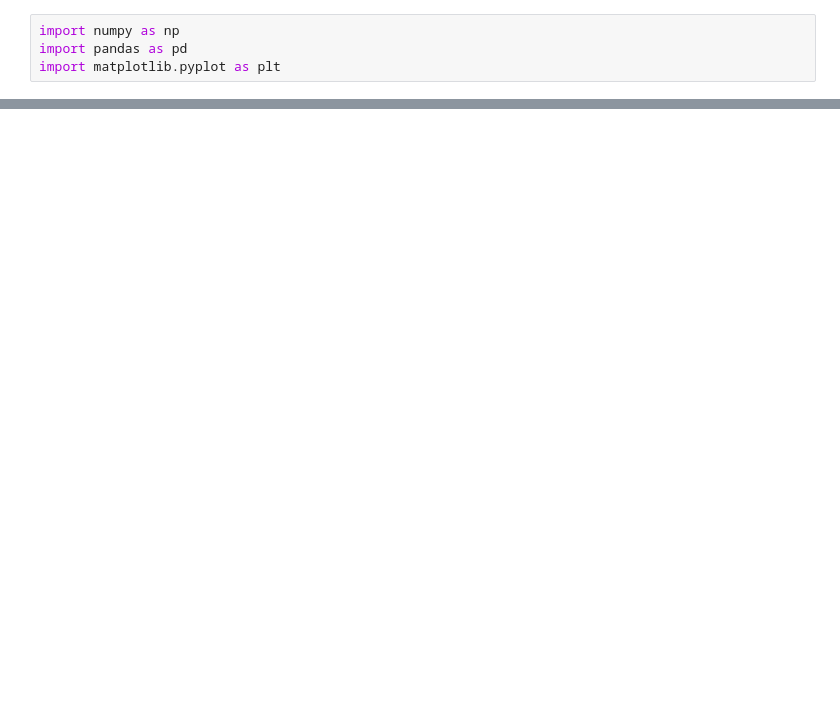
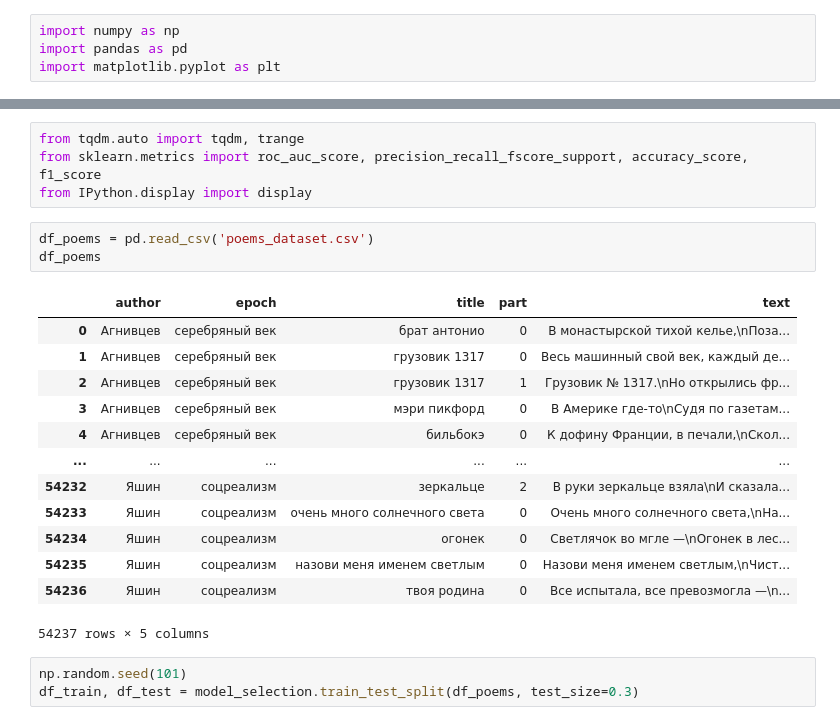
Before and after one commit to ponomarevandr/russian_poems_classification, a Jupyter notebook: sources/training_rubert.ipynb, the cells around one changed output, grey strips where cells are left out. Saved outputs shown, nothing was run; the diff lists cells and outputs as text; blank space fills up the shorter version.

Commit message:
Rubert-tiny trained

```diff
--- a/sources/training_rubert.ipynb
+++ b/sources/training_rubert.ipynb
@@ -4,0 +34,24 @@ import matplotlib.pyplot as plt
+# %%
+from tqdm.auto import tqdm, trange
+from sklearn.metrics import roc_auc_score, precision_recall_fscore_support, accuracy_score, f1_score
+from IPython.display import display
+# %%
+df_poems = pd.read_csv('poems_dataset.csv')
+df_poems
+# %% [output]
+|  | author | epoch | title | part | text |
+| 0 | Агнивцев | серебряный век | брат антонио | 0 | В монастырской тихой келье,\nПоза... |
+| 1 | Агнивцев | серебряный век | грузовик 1317 | 0 | Весь машинный свой век, каждый де... |
+| 2 | Агнивцев | серебряный век | грузовик 1317 | 1 | Грузовик № 1317.\nНо открылись фр... |
+| 3 | Агнивцев | серебряный век | мэри пикфорд | 0 | В Америке где-то\nСудя по газетам... |
+| 4 | Агнивцев | серебряный век | бильбокэ | 0 | К дофину Франции, в печали,\nСкол... |
+| ... | ... | ... | ... | ... | ... |
+| 54232 | Яшин | соцреализм | зеркальце | 2 | В руки зеркальце взяла\nИ сказала... |
+| 54233 | Яшин | соцреализм | очень много солнечного света | 0 | Очень много солнечного света,\nНа... |
+| 54234 | Яшин | соцреализм | огонек | 0 | Светлячок во мгле —\nОгонек в лес... |
+| 54235 | Яшин | соцреализм | назови меня именем светлым | 0 | Назови меня именем светлым,\nЧист... |
+| 54236 | Яшин | соцреализм | твоя родина | 0 | Все испытала, все превозмогла —\n... |
+54237 rows × 5 columns
+# %%
+np.random.seed(101)
+df_train, df_test = model_selection.train_test_split(df_poems, test_size=0.3)
```
Also changed, not shown: parts of 31 cells of this notebook.
